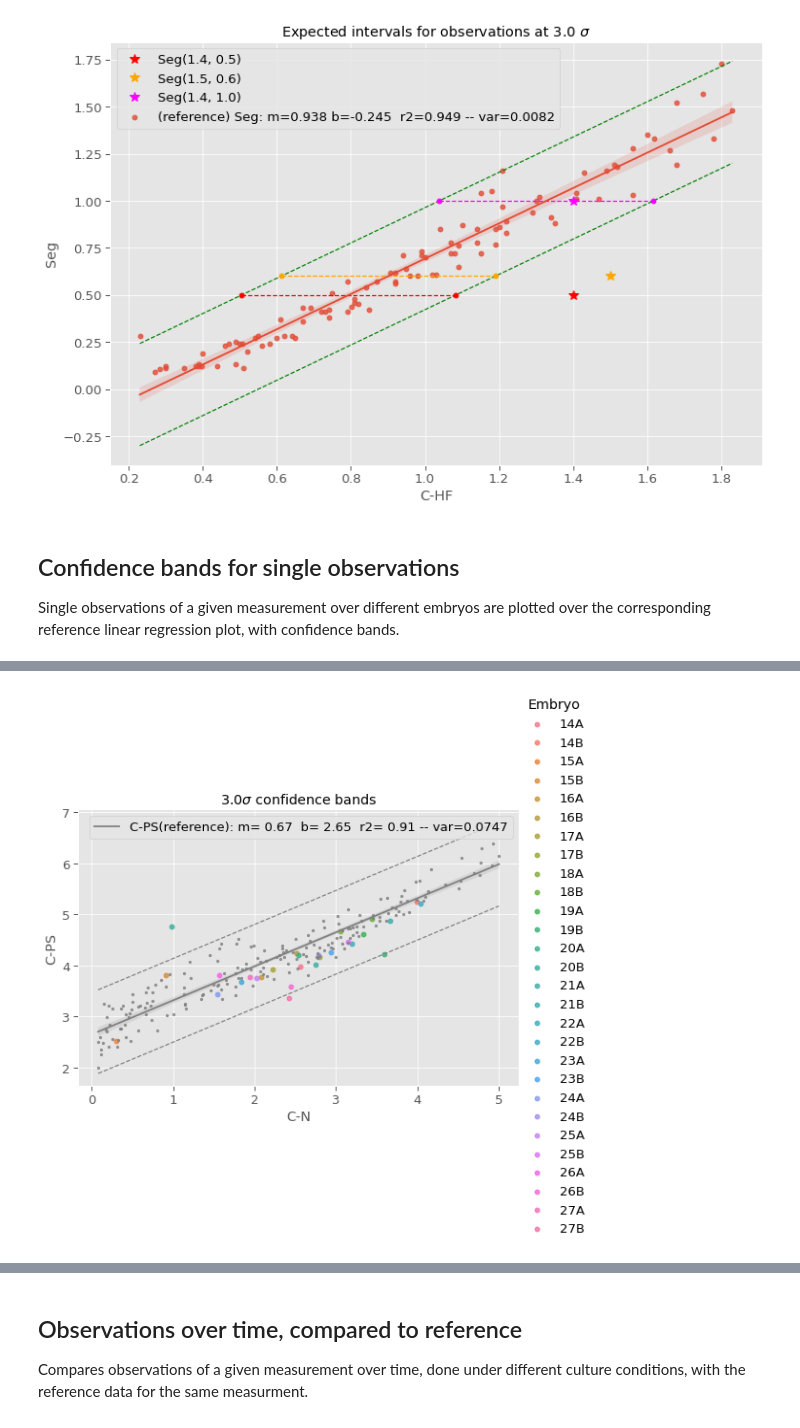
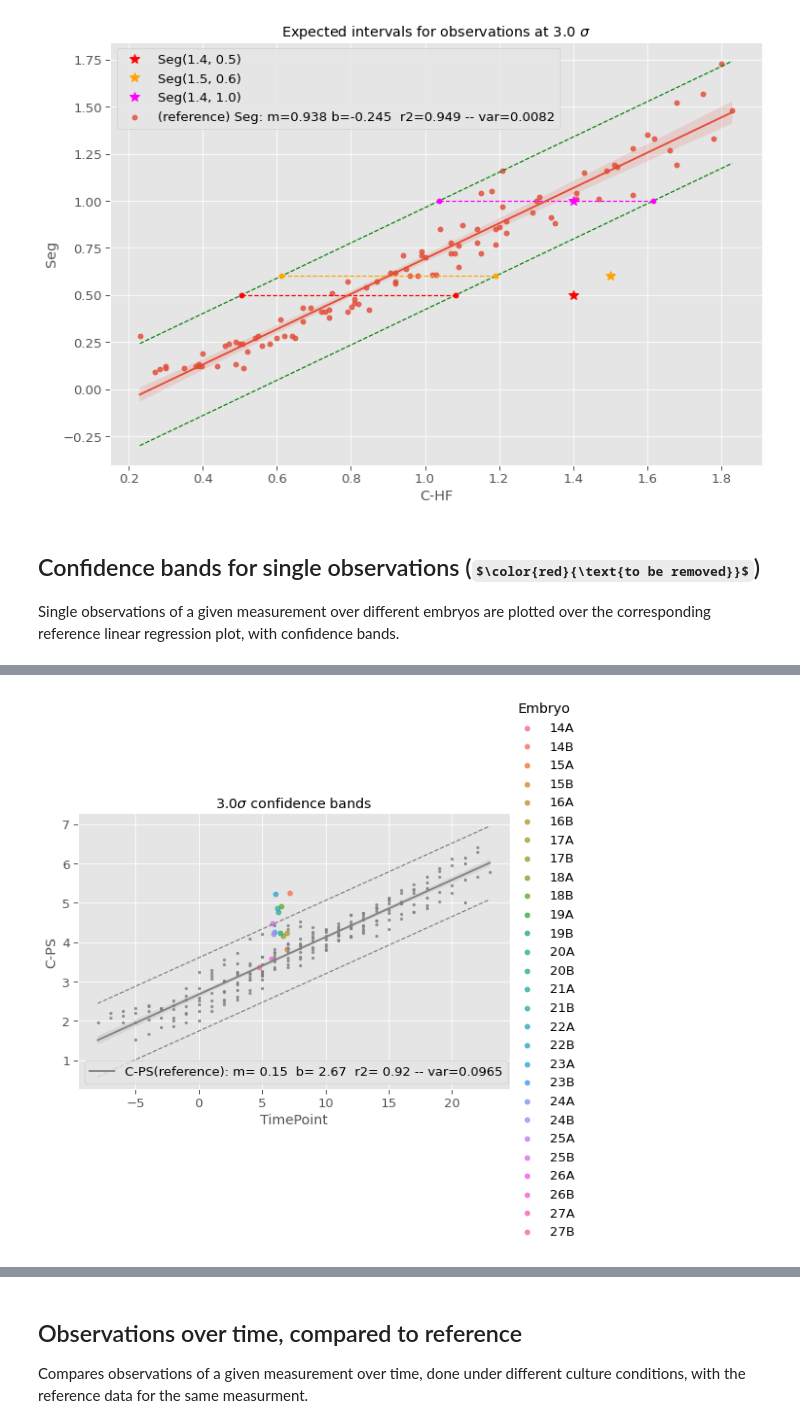
Before and after one commit to pjmartel/ChEEQ_tool, a Jupyter notebook: embryo_tool.ipynb, the cells around one changed output, grey strips where cells are left out. Cells and saved outputs as stored; diff of their text form; code cells hidden in the pictures; some formulas as TeX source.

```diff
--- a/embryo_tool.ipynb
+++ b/embryo_tool.ipynb
@@ -473,7 +455,7 @@ Linear regression plots of single measurements with confidence bands at a set nu
 x_measure = 'C-N' #@param ['C-N','C-HF', 'TimePoint']
 y_measure = 'C-PS' #@param ['C-pPL', 'C-PS', 'C-N', 'N-pPL', 'PS', 'PSM', 'C-Seg', 'Seg', 'C-HF']
 sigma = '3' #@param ['1', '2', '3', '4']
-color_by_embryo = "no" #@param ['no','yes']
+color_by_embryo = "yes" #@param ['no','yes']
 color_by_embryo = color_by_embryo == "yes"
 sigma = float(sigma) # confidence level
 
@@ -668,7 +618,7 @@ The C-HF value is within the expected interval.
 [interactive output not drawn]
 [figure]
 # %% [markdown]
-## Confidence bands for single observations
+## Confidence bands for single observations ($\color{red}{\text{to be removed}}$)
 Single observations of a given measurement over different embryos are plotted over the corresponding reference linear regression plot, with confidence bands.
 # %%
 #@title  { run: "auto" }
@@ -676,7 +626,7 @@ Single observations of a given measurement over different embryos are plotted ov
 # Menus
 color_by = "embryo" #@param ['embryo', 'culture type']
 #include_zero = include_zero == "Yes"
-x_meas = 'C-N' #@param ['C-N','C-HF', 'TimePoint']
+x_meas = 'TimePoint' #@param ['C-N','C-HF', 'TimePoint']
 y_meas= 'C-PS' #@param ['C-pPL', 'C-PS', 'C-N', 'N-pPL', 'PS', 'PSM', 'C-Seg', 'Seg', 'C-HF']
 sigma = '3' #@param ['1', '2', '3', '4']
 sigma = float(sigma)
@@ -721,31 +671,31 @@ y = y[p]
 m, b, r, _, _ = linregress(x, y)
 
 # calc standard deviation of residuals
 y_hat = m * x + b
 yy = y - y_hat
 yy_var = yy.var(ddof=2)
 yy_std = np.sqrt(yy_var)
 
 
 # Draw the sigma band lines around regression line
 g.ax.plot(x, y_hat + sigma*yy_std,'--',color="gray")
 g.ax.plot(x, y_hat - sigma*yy_std,'--', color="gray")
 
 #g.ax.set_xlim()
 #print(min(x),max(x))
 #print(min(data[x_meas]),max(data[x_meas]))
 
 label = f"{y_meas}(reference): m={m:5.2f}  b={b:5.2f}  r2={r*r:5.2f}"
 label = label + f" -- var={yy_var:6.4f}"
 # regplot will plot reference points and corresponding
 # regression line
 fig = plt.gcf()
 
 
 sb.set_context("paper",font_scale=1.5)
 _ = sb.regplot(x=x_meas, y=y_meas, data=data_ref,ax=g.ax,color='gray', scatter_kws={'s':5})
 
 _ = g.ax.legend(['_','_',label])
 # %% [output]
 [interactive output not drawn]
-[figure, old version]
+[figure, new version]
```
Also changed, not shown: parts of 15 cells of this notebook.
